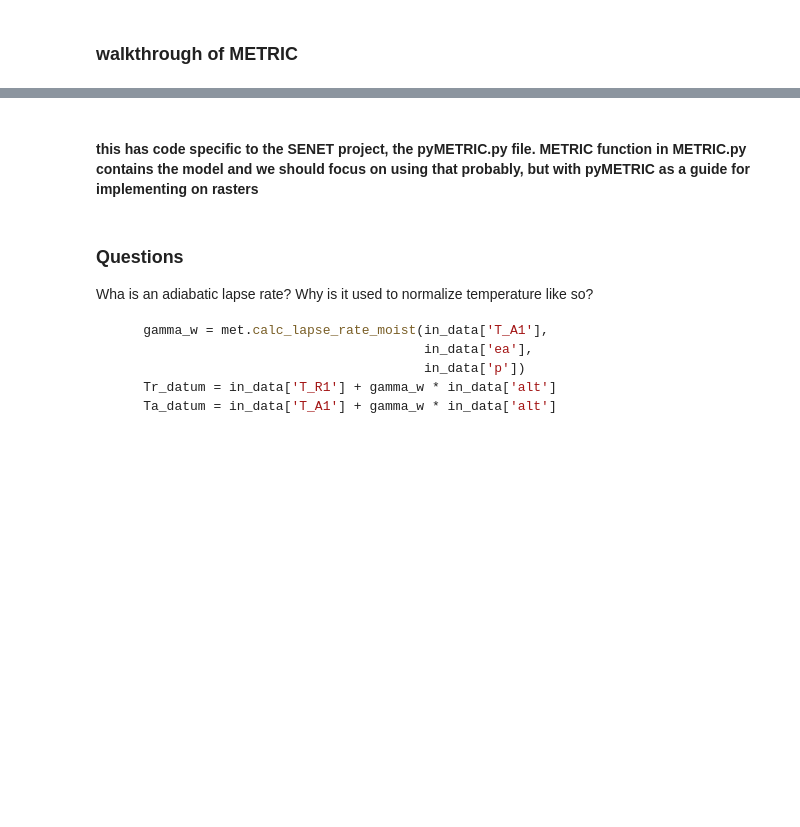
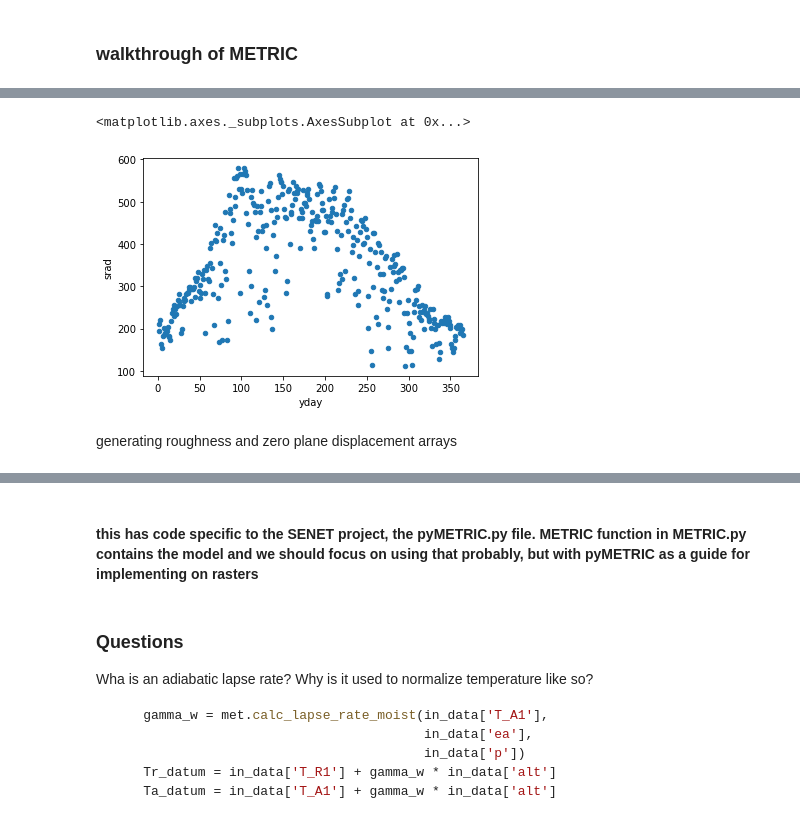
Before and after one commit to ecohydro/Mask_RCNN, a Jupyter notebook: notebooks/metric.ipynb, the cells around one changed output, grey strips where cells are left out. Cells and saved outputs as stored; diff of their text form; code cells hidden in the pictures; blank space fills up the shorter version.

```diff
--- a/notebooks/metric.ipynb
+++ b/notebooks/metric.ipynb
@@ -4,0 +3,37 @@
+# %%
+import rasterio as rio
+import xarray as xar
+from affine import Affine
+import numpy as np
+import pyproj
+import sys
+import daymetpy
+import pandas as pd
+#for METRIC
+from collections import deque
+import time
+
+import numpy as np
+
+import pyTSEB.meteo_utils as met
+import pyTSEB.resistances as res
+import pyTSEB.MO_similarity as MO
+import pyTSEB.TSEB as tseb
+
+with rio.open("test_metric/LT05_CU_012006_20020825_20190517_C01_V01_ST/LT05_CU_012006_20020825_20190517_C01_V01_ST.tif") as src:
+    meta = src.meta
+def get_lat_lon_center(da):
+    """
+    Gets the center of the raster in lon, lat coordinates by reprojecting to WGS84.
+    """
+    center = rio.transform.xy(Affine(*da.attrs['transform']), rows=da.sizes['y'], cols=da.sizes['x'], offset='center')
+    outProj =pyproj.Proj(init='epsg:4326')
+    lon,lat = pyproj.transform(da.attrs['crs'],outProj,center[0], center[1])
+    return lon, lat
+# %%
+# test vars
+Tr_K = xar.open_rasterio("test_metric/LT05_CU_012006_20020825_20190517_C01_V01_ST/LT05_CU_012006_20020825_20190517_C01_V01_ST.tif")
+L_dn = xar.open_rasterio("test_metric/LT05_CU_012006_20020825_20190517_C01_V01_ST/LT05_CU_012006_20020825_20190517_C01_V01_DRAD.tif")
+emis = xar.open_rasterio("test_metric/LT05_CU_012006_20020825_20190517_C01_V01_ST/LT05_CU_012006_20020825_20190517_C01_V01_EMIS.tif")
+
+center = get_lat_lon_center(Tr_K)
@@ -4,0 +53,2 @@
+# %%
+aoi_met = daymetpy.daymet_timeseries(lon=center[0], lat=center[1], start_year=2002, end_year=2002)
@@ -4,0 +71,8 @@
+# %%
+%matplotlib inline
+aoi_met.plot.scatter(x="yday", y="srad")
+# %% [output]
+<matplotlib.axes._subplots.AxesSubplot at 0x...>
+[figure, added]
+# %% [markdown]
+generating roughness and zero plane displacement arrays
```
Also changed, not shown: parts of 14 cells of this notebook.
